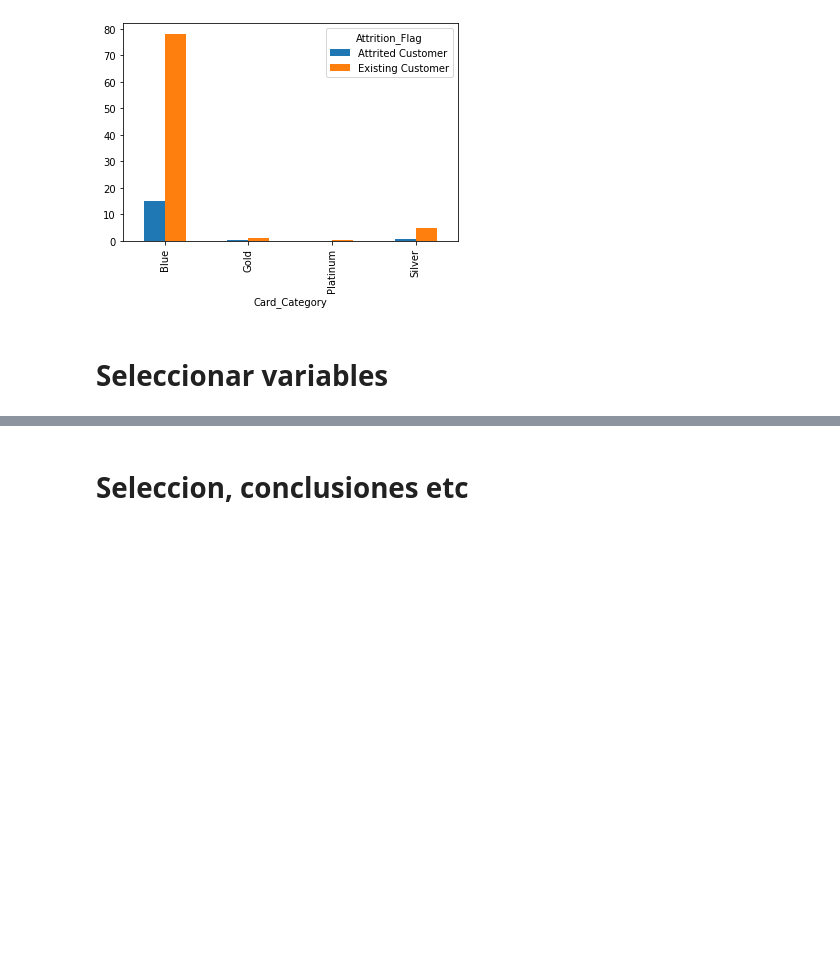
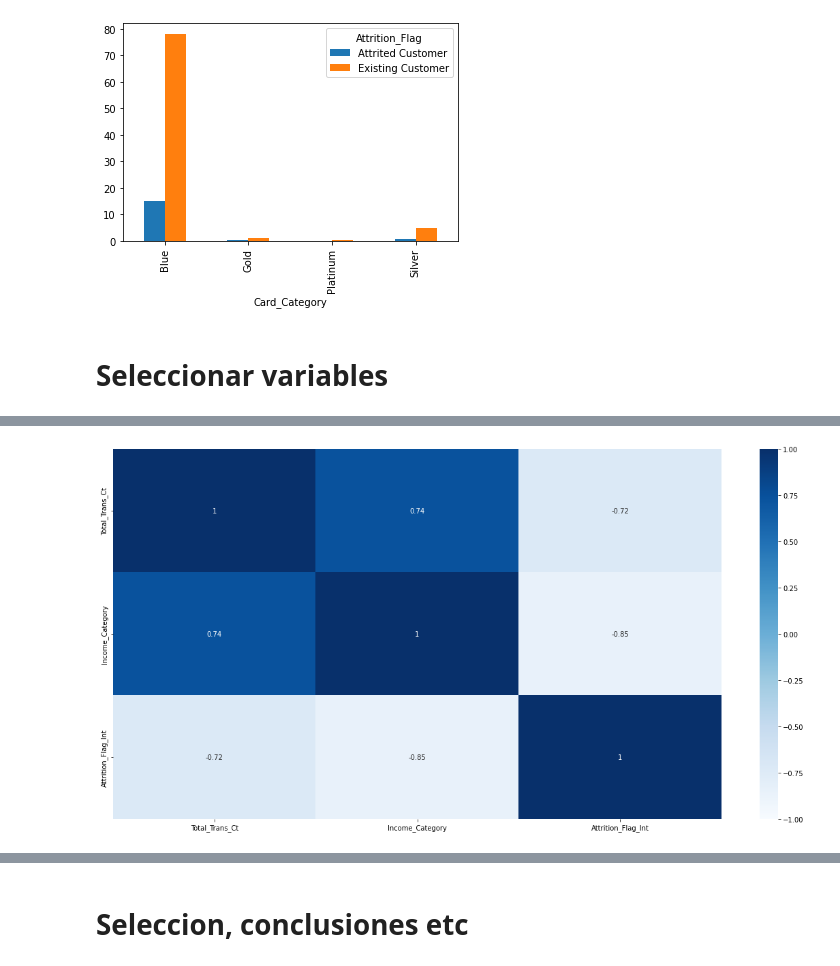
Before and after one commit to sjaureguimodo/datascience-digitalhouse, a Jupyter notebook: TP3.ipynb, the cells around one changed output, grey strips where cells are left out. Drawn from its saved outputs; the diff is of its cells as text; code cells hidden in the pictures; blank space fills up the shorter version.

```diff
--- a/TP3.ipynb
+++ b/TP3.ipynb
@@ -858,0 +926,6 @@ Flag_Card2.plot(kind = 'bar')
+# %%
+
+plt.figure(figsize=(20,10))
+sns.heatmap(dfKnn.corr(), annot=True, vmin=-1, cmap='Blues');
+# %% [output]
+[figure, added]
```
Also changed, not shown: parts of 70 cells of this notebook.
